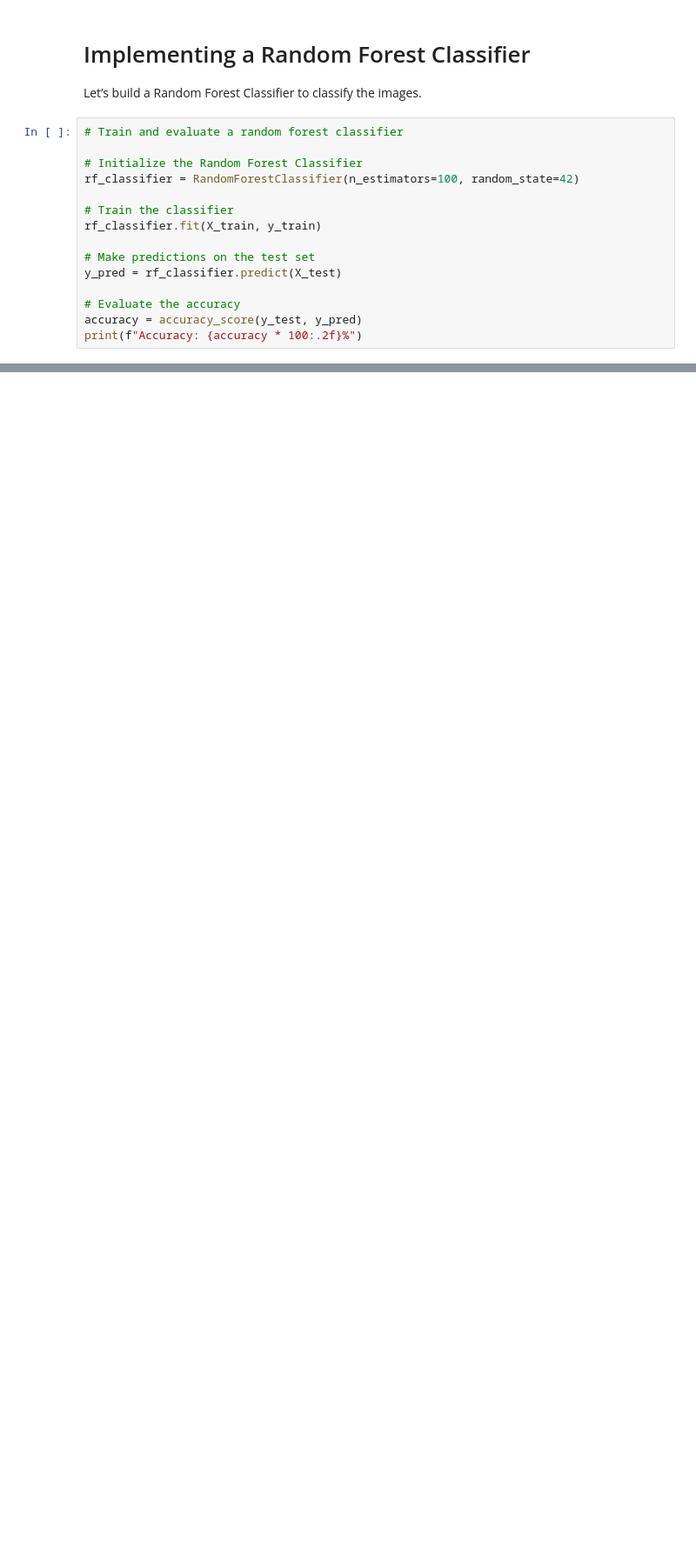
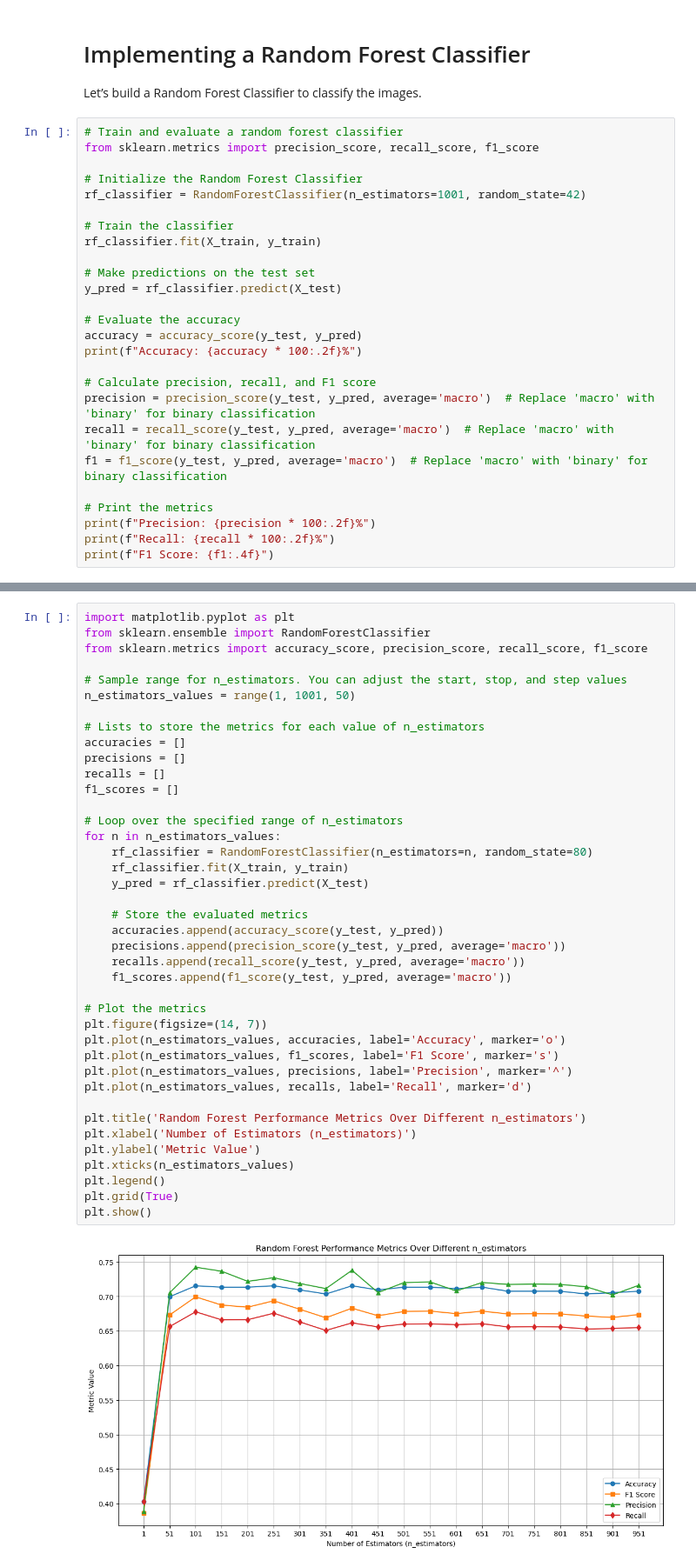
Before and after one commit to wkencel/Final-Project-AAI-501, a Jupyter notebook: notebooks/random_forest.ipynb, the cells around one changed output, grey strips where cells are left out. Shown at 87% size. Saved outputs shown, nothing was run; the diff lists cells and outputs as text; blank space fills up the shorter version.

Commit message:
modified random forest model to improve accuracy

```diff
--- a/notebooks/random_forest.ipynb
+++ b/notebooks/random_forest.ipynb
@@ -51,9 +51,10 @@ X_train, X_test, y_train, y_test = train_test_split(images, encoded_labels, test
 Let’s build a Random Forest Classifier to classify the images.
 # %%
 # Train and evaluate a random forest classifier
+from sklearn.metrics import precision_score, recall_score, f1_score
 
 # Initialize the Random Forest Classifier
-rf_classifier = RandomForestClassifier(n_estimators=100, random_state=42)
+rf_classifier = RandomForestClassifier(n_estimators=1001, random_state=42)
 
 # Train the classifier
 rf_classifier.fit(X_train, y_train)
@@ -64,4 +65,14 @@ y_pred = rf_classifier.predict(X_test)
 # Evaluate the accuracy
 accuracy = accuracy_score(y_test, y_pred)
 print(f"Accuracy: {accuracy * 100:.2f}%")
+
+# Calculate precision, recall, and F1 score
+precision = precision_score(y_test, y_pred, average='macro')  # Replace 'macro' with 'binary' for binary classification
+recall = recall_score(y_test, y_pred, average='macro')  # Replace 'macro' with 'binary' for binary classification
+f1 = f1_score(y_test, y_pred, average='macro')  # Replace 'macro' with 'binary' for binary classification
+
+# Print the metrics
+print(f"Precision: {precision * 100:.2f}%")
+print(f"Recall: {recall * 100:.2f}%")
+print(f"F1 Score: {f1:.4f}")
 # %% [output]
@@ -69,3 +83,45 @@ Accuracy: 68.97%
+# %%
+import matplotlib.pyplot as plt
+from sklearn.ensemble import RandomForestClassifier
+from sklearn.metrics import accuracy_score, precision_score, recall_score, f1_score
+
+# Sample range for n_estimators. You can adjust the start, stop, and step values
+n_estimators_values = range(1, 1001, 50)
+
+# Lists to store the metrics for each value of n_estimators
+accuracies = []
+precisions = []
+recalls = []
+f1_scores = []
+
+# Loop over the specified range of n_estimators
+for n in n_estimators_values:
+    rf_classifier = RandomForestClassifier(n_estimators=n, random_state=80)
+    rf_classifier.fit(X_train, y_train)
+    y_pred = rf_classifier.predict(X_test)
+
+    # Store the evaluated metrics
+    accuracies.append(accuracy_score(y_test, y_pred))
+    precisions.append(precision_score(y_test, y_pred, average='macro'))
+    recalls.append(recall_score(y_test, y_pred, average='macro'))
+    f1_scores.append(f1_score(y_test, y_pred, average='macro'))
+
+# Plot the metrics
+plt.figure(figsize=(14, 7))
+plt.plot(n_estimators_values, accuracies, label='Accuracy', marker='o')
+plt.plot(n_estimators_values, f1_scores, label='F1 Score', marker='s')
+plt.plot(n_estimators_values, precisions, label='Precision', marker='^')
+plt.plot(n_estimators_values, recalls, label='Recall', marker='d')
+
+plt.title('Random Forest Performance Metrics Over Different n_estimators')
+plt.xlabel('Number of Estimators (n_estimators)')
+plt.ylabel('Metric Value')
+plt.xticks(n_estimators_values)
+plt.legend()
+plt.grid(True)
+plt.show()
+# %% [output]
+[figure, added]
 # %%
 # Test with an image
 test_image_path = "../data/trash_images/cardboard/cardboard_015.jpg"
```
Also changed, not shown: parts of 1 cell of this notebook, 7 other files.
